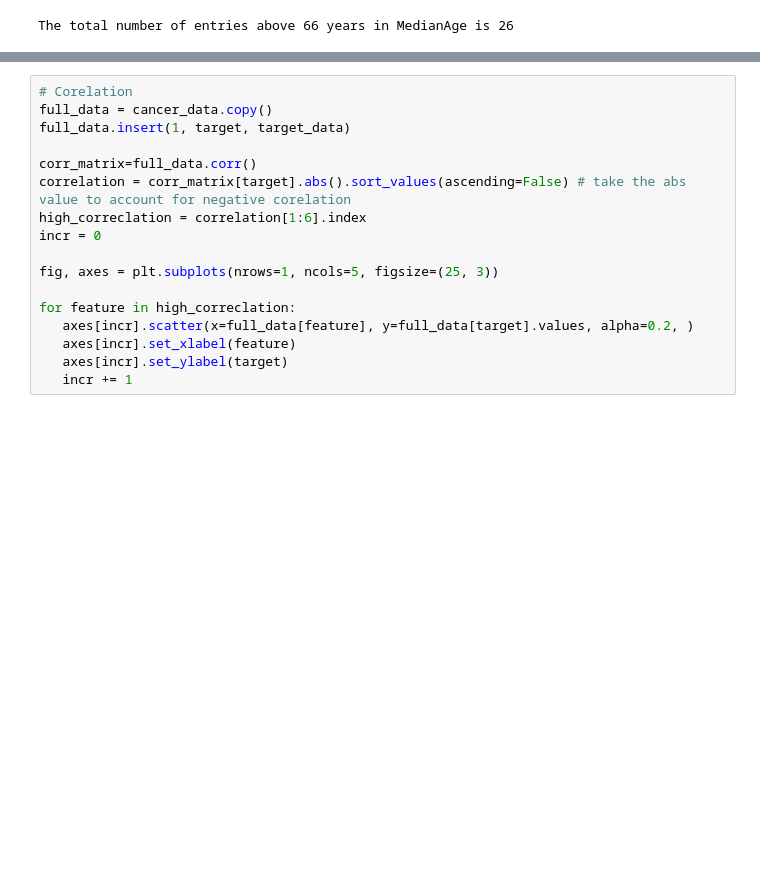
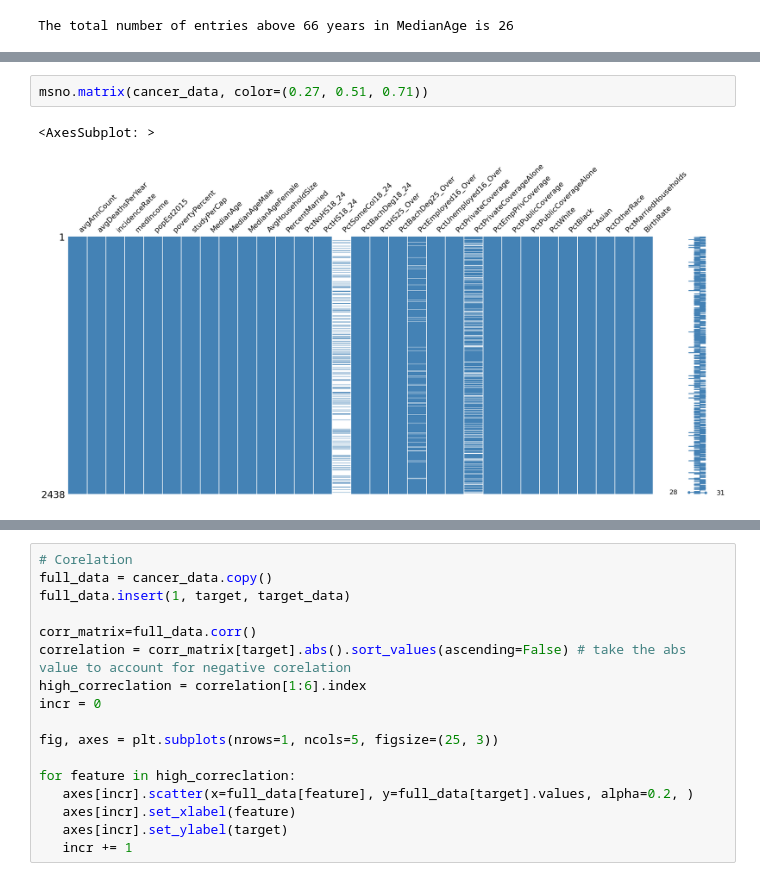
Before and after one commit to AlexandraPosta/machie-learning-pipeline, a Jupyter notebook: COMP3611_Coursework_Assessment.ipynb, the cells around one changed output, grey strips where cells are left out. Drawn from its saved outputs; the diff is of its cells as text; blank space fills up the shorter version.

```diff
--- a/COMP3611_Coursework_Assessment.ipynb
+++ b/COMP3611_Coursework_Assessment.ipynb
@@ -195,3 +160,8 @@ dtype: int64
+# %%
+msno.matrix(cancer_data, color=(0.27, 0.51, 0.71))
+# %% [output]
+<AxesSubplot: >
+[figure, added]
 # %% [markdown]
 There are a few columns that contain unusual data:
 - The highest median age for male is 64.7, and the highest medial age for female is 65.7. In the 'MedianAge' column there are 26 entries that are above 66 year, all of them being in the 100th scale. These entries are clearly a mistake and they should be replaced;
```
Also changed, not shown: parts of 21 cells of this notebook.
